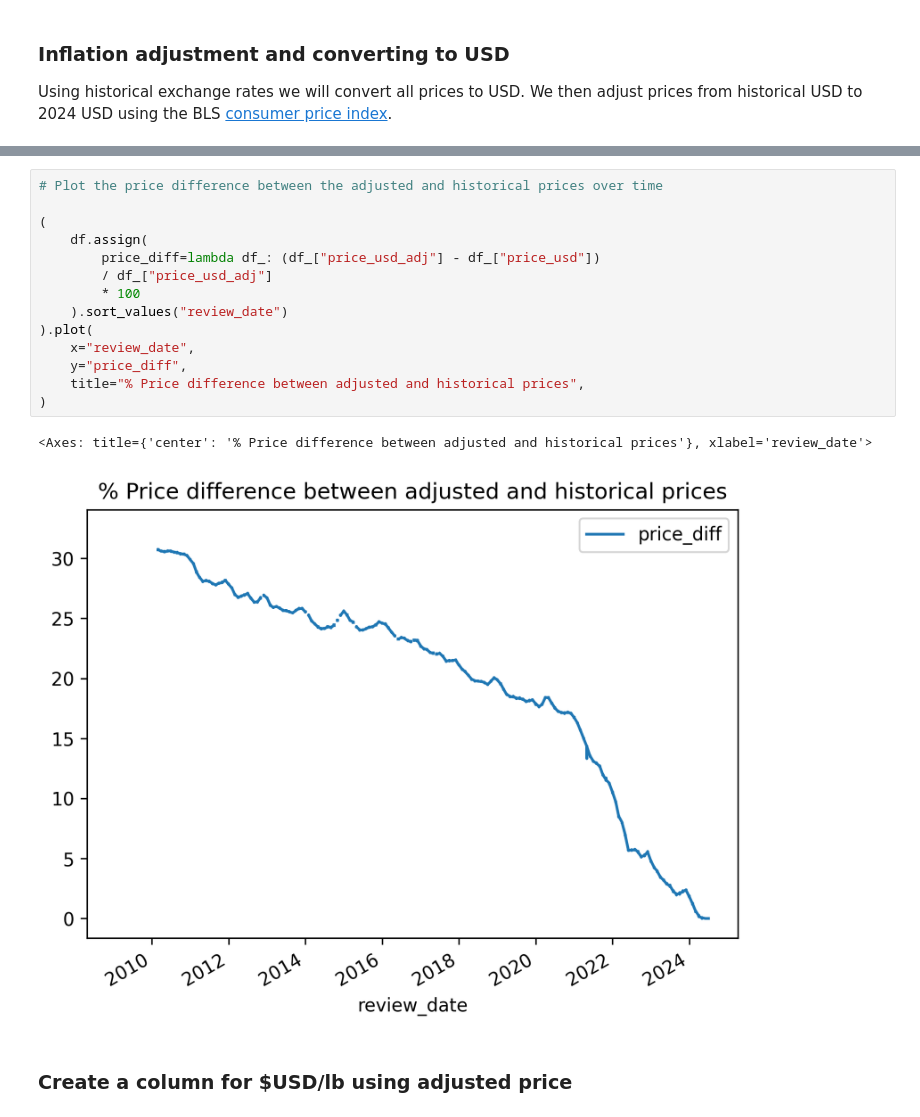
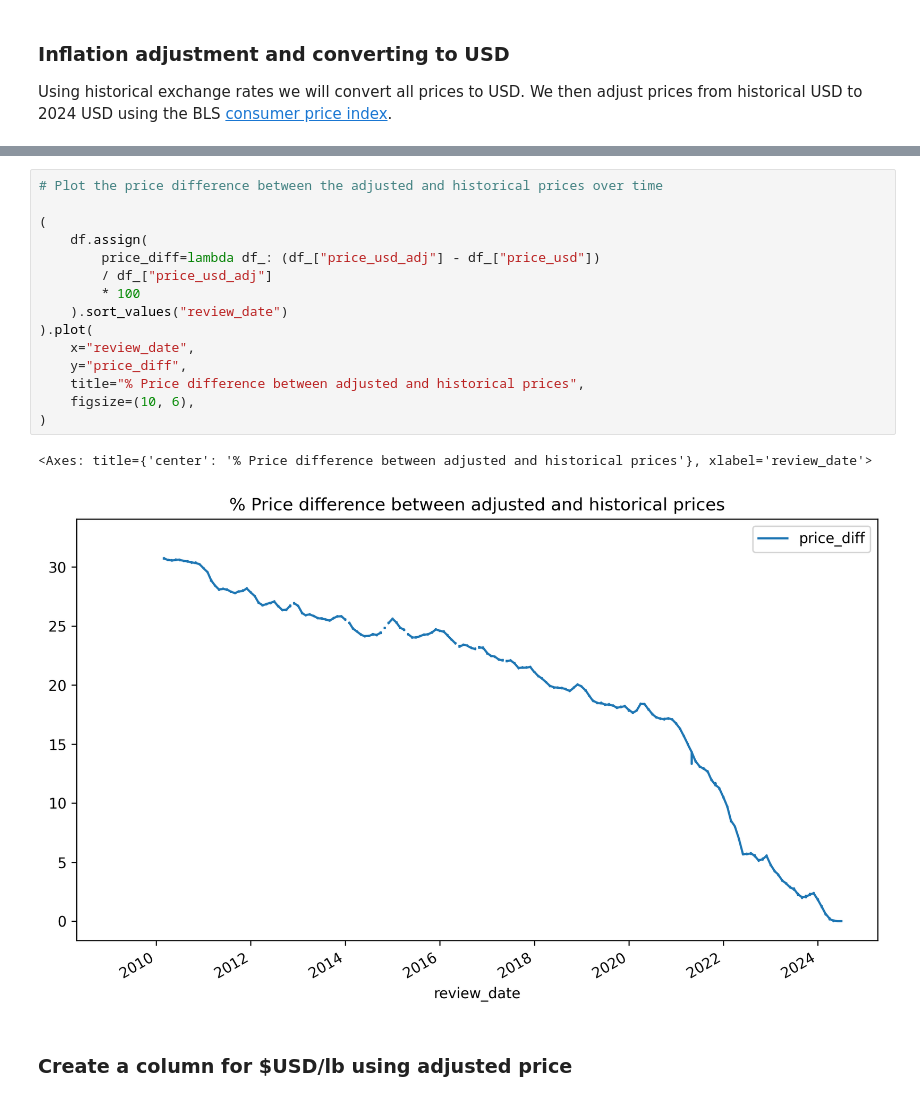
Before and after one commit to tynardone/coffee-review-analysis, a Jupyter notebook: notebooks/1-data-cleaning.ipynb, the cells around one changed output, grey strips where cells are left out. Saved outputs shown, nothing was run; the diff lists cells and outputs as text.

```diff
--- a/notebooks/1-data-cleaning.ipynb
+++ b/notebooks/1-data-cleaning.ipynb
@@ -637,20 +687,21 @@ df.groupby("price_currency")[
 # %%
 # Plot the price difference between the adjusted and historical prices over time
 
 (
     df.assign(
         price_diff=lambda df_: (df_["price_usd_adj"] - df_["price_usd"])
         / df_["price_usd_adj"]
         * 100
     ).sort_values("review_date")
 ).plot(
     x="review_date",
     y="price_diff",
     title="% Price difference between adjusted and historical prices",
+    figsize=(10, 6),
 )
 # %% [output]
 <Axes: title={'center': '% Price difference between adjusted and historical prices'}, xlabel='review_date'>
-[figure, old version]
+[figure, new version]
 # %% [markdown]
 ### Create a column for $USD/lb using adjusted price
 # %%
```
Also changed, not shown: parts of 6 cells of this notebook.
